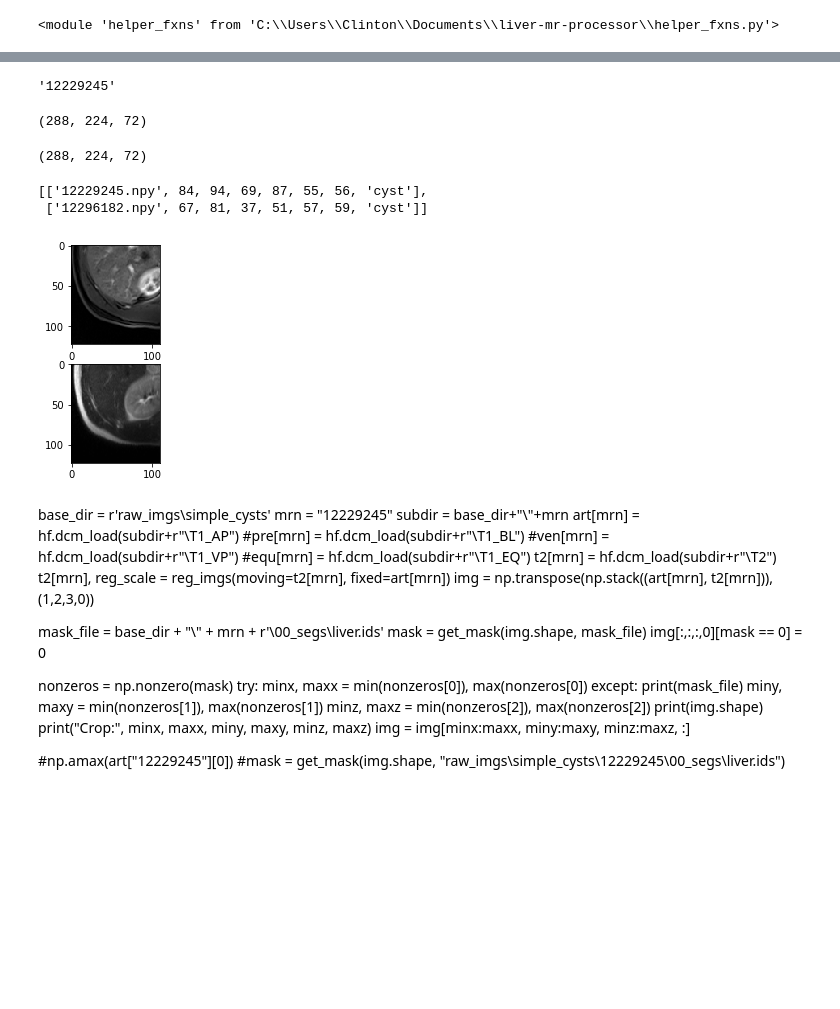
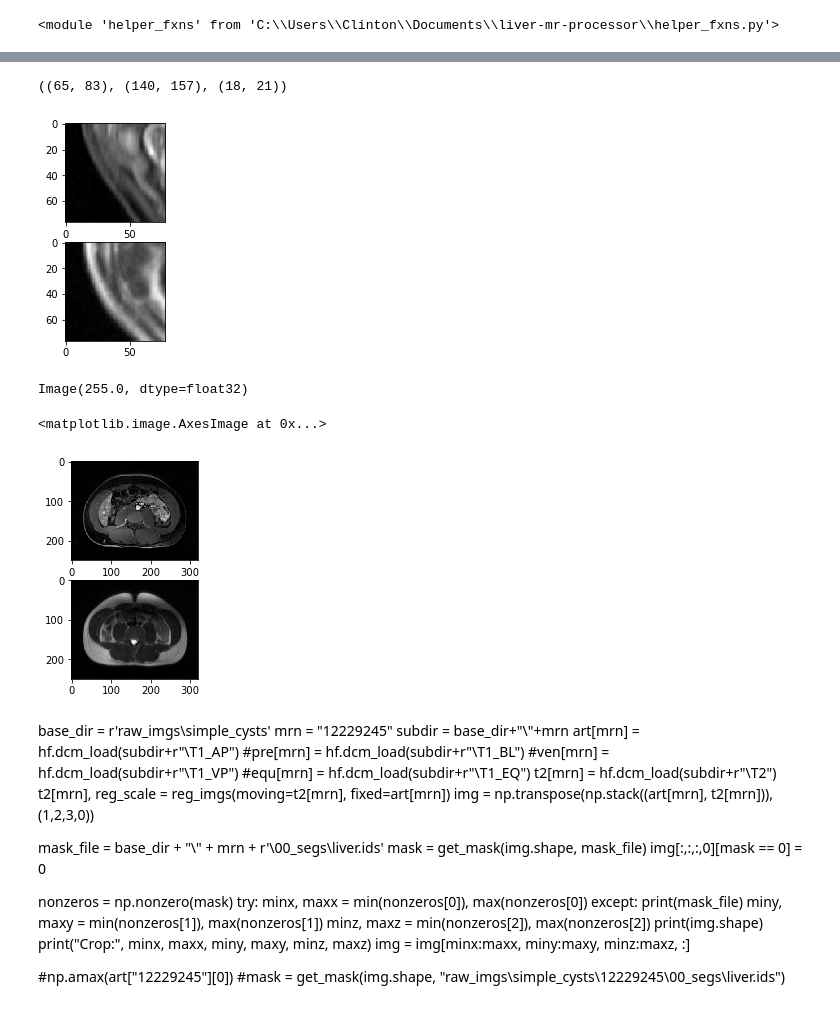
Before and after one commit to clintonjwang/cancer-staging, a Jupyter notebook: data-retrieval.ipynb, the cells around one changed output, grey strips where cells are left out. Saved outputs shown, nothing was run; the diff lists cells and outputs as text; code cells hidden in the pictures; blank space fills up the shorter version.

Commit message:
Generate vois as separate images

```diff
--- a/data-retrieval.ipynb
+++ b/data-retrieval.ipynb
@@ -60,3 +81,9 @@ def reg_rois(x, y, z, scale, field):
+# %%
+mrn = '13028374'
+roi = (35, 43, 84, 92, 14, 15)
+x=(roi[0], roi[1])
+y=(roi[2], roi[3])
+z=(roi[4], roi[5])
 # %%
 rois
 # %% [output]
@@ -65,4 +98,10 @@ rois
+# %%
+x,y,z
+# %% [output]
+((65, 83), (140, 157), (18, 21))
+# %%
+plot_section(mrn, x,y,z)
+# %% [output]
+[figure, added]
 # %%
-mrn
+mrn = '12296182'
-# %% [output]
-'12229245'
@@ -73,17 +107,0 @@ reg_t2, scale, field = reg_imgs(moving=t2[mrn], fixed=art[mrn], params=params)
-# %%
-t2[mrn].shape
-# %% [output]
-(288, 224, 72)
-# %%
-field[0].shape
-# %% [output]
-(288, 224, 72)
-# %%
-rois
-# %% [output]
-[['12229245.npy', 84, 94, 69, 87, 55, 56, 'cyst'],
- ['12296182.npy', 67, 81, 37, 51, 57, 59, 'cyst']]
-# %%
-plot_section('12296182', (50, 100), (37, 100), (57, 59))
-# %% [output]
-[figure, removed]
@@ -90,3 +110,16 @@ plot_section('12296182', (50, 100), (37, 100), (57, 59))
+# %%
+np.amax(t2[mrn])
+# %% [output]
+Image(255.0, dtype=float32)
+# %%
+sl = 20
+plt.subplot(211)
+plt.imshow(np.transpose(art[mrn][:,::-1,sl], (1,0)), cmap='gray')
+plt.subplot(212)
+plt.imshow(np.transpose(t2[mrn][:,::-1,sl], (1,0)), cmap='gray')
+# %% [output]
+<matplotlib.image.AxesImage at 0x...>
+[figure, added]
 # %%
 def plot_section(mrn,x,y,z):
     plt.subplot(211)
```
Also changed, not shown: parts of 28 cells of this notebook, 10 other files.
